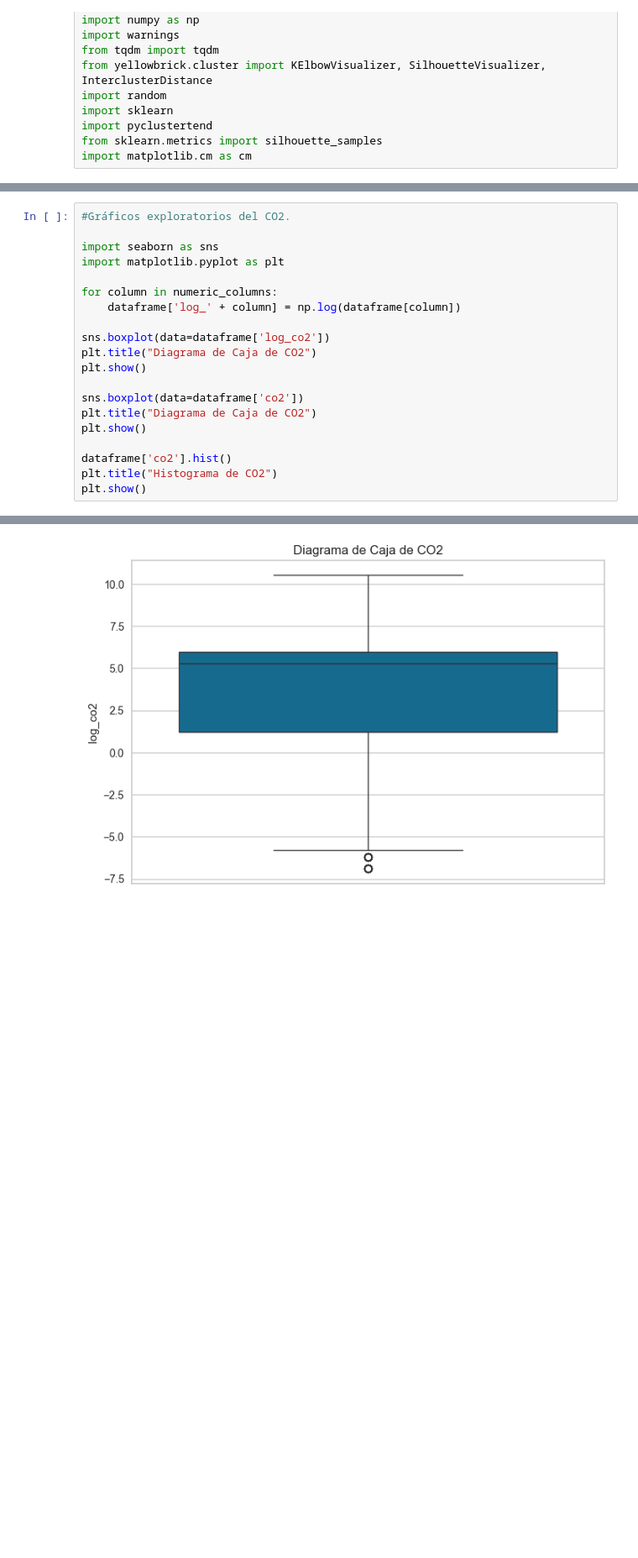
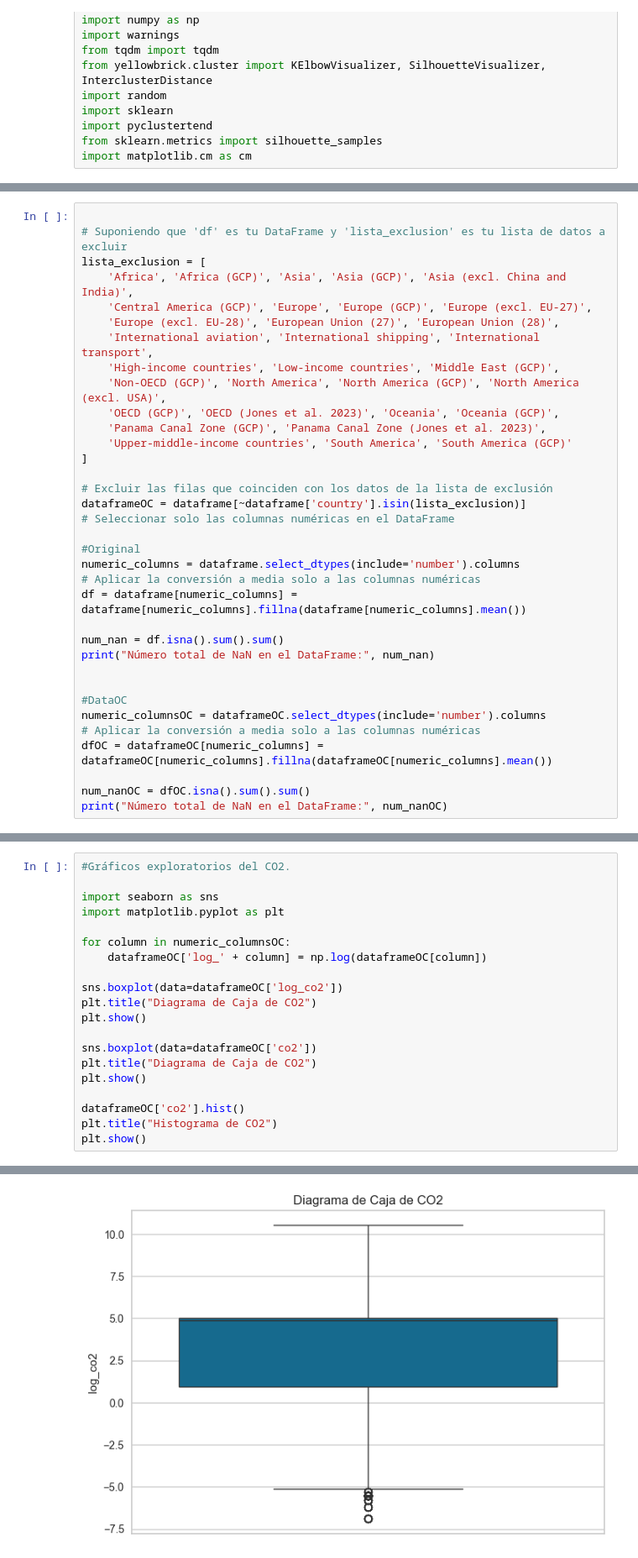
Before and after one commit to LINDAINES213/Data_Mining_Project, a Jupyter notebook: Project.ipynb, the cells around one changed output, grey strips where cells are left out. Shown at 84% size. Drawn from its saved outputs; the diff is of its cells as text; blank space fills up the shorter version.

```diff
--- a/Project.ipynb
+++ b/Project.ipynb
@@ -99,0 +84,35 @@ Número total de NaN en el DataFrame: 0
+# %%
+
+# Suponiendo que 'df' es tu DataFrame y 'lista_exclusion' es tu lista de datos a excluir
+lista_exclusion = [
+    'Africa', 'Africa (GCP)', 'Asia', 'Asia (GCP)', 'Asia (excl. China and India)',
+    'Central America (GCP)', 'Europe', 'Europe (GCP)', 'Europe (excl. EU-27)',
+    'Europe (excl. EU-28)', 'European Union (27)', 'European Union (28)',
+    'International aviation', 'International shipping', 'International transport',
+    'High-income countries', 'Low-income countries', 'Middle East (GCP)',
+    'Non-OECD (GCP)', 'North America', 'North America (GCP)', 'North America (excl. USA)',
+    'OECD (GCP)', 'OECD (Jones et al. 2023)', 'Oceania', 'Oceania (GCP)',
+    'Panama Canal Zone (GCP)', 'Panama Canal Zone (Jones et al. 2023)',
+    'Upper-middle-income countries', 'South America', 'South America (GCP)'
+]
+
+# Excluir las filas que coinciden con los datos de la lista de exclusión
+dataframeOC = dataframe[~dataframe['country'].isin(lista_exclusion)]
+# Seleccionar solo las columnas numéricas en el DataFrame
+
+#Original
+numeric_columns = dataframe.select_dtypes(include='number').columns
+# Aplicar la conversión a media solo a las columnas numéricas
+df = dataframe[numeric_columns] = dataframe[numeric_columns].fillna(dataframe[numeric_columns].mean())
+
+num_nan = df.isna().sum().sum()
+print("Número total de NaN en el DataFrame:", num_nan)
+
+
+#DataOC
+numeric_columnsOC = dataframeOC.select_dtypes(include='number').columns
+# Aplicar la conversión a media solo a las columnas numéricas
+dfOC = dataframeOC[numeric_columns] = dataframeOC[numeric_columns].fillna(dataframeOC[numeric_columns].mean())
+
+num_nanOC = dfOC.isna().sum().sum()
+print("Número total de NaN en el DataFrame:", num_nanOC)
@@ -116,18 +143,18 @@ Name: co2, dtype: float64
 import seaborn as sns
 import matplotlib.pyplot as plt
 
-for column in numeric_columns:
-    dataframe['log_' + column] = np.log(dataframe[column])
+for column in numeric_columnsOC:
+    dataframeOC['log_' + column] = np.log(dataframeOC[column])
 
-sns.boxplot(data=dataframe['log_co2'])
+sns.boxplot(data=dataframeOC['log_co2'])
 plt.title("Diagrama de Caja de CO2")
 plt.show()
 
-sns.boxplot(data=dataframe['co2'])
+sns.boxplot(data=dataframeOC['co2'])
 plt.title("Diagrama de Caja de CO2")
 plt.show()
 
-dataframe['co2'].hist()
+dataframeOC['co2'].hist()
 plt.title("Histograma de CO2")
 plt.show()
 # %% [output]
@@ -134 +178 @@ plt.show()
-[figure, old version]
+[figure, new version]
```
Also changed, not shown: parts of 19 cells of this notebook, 1 other file.
